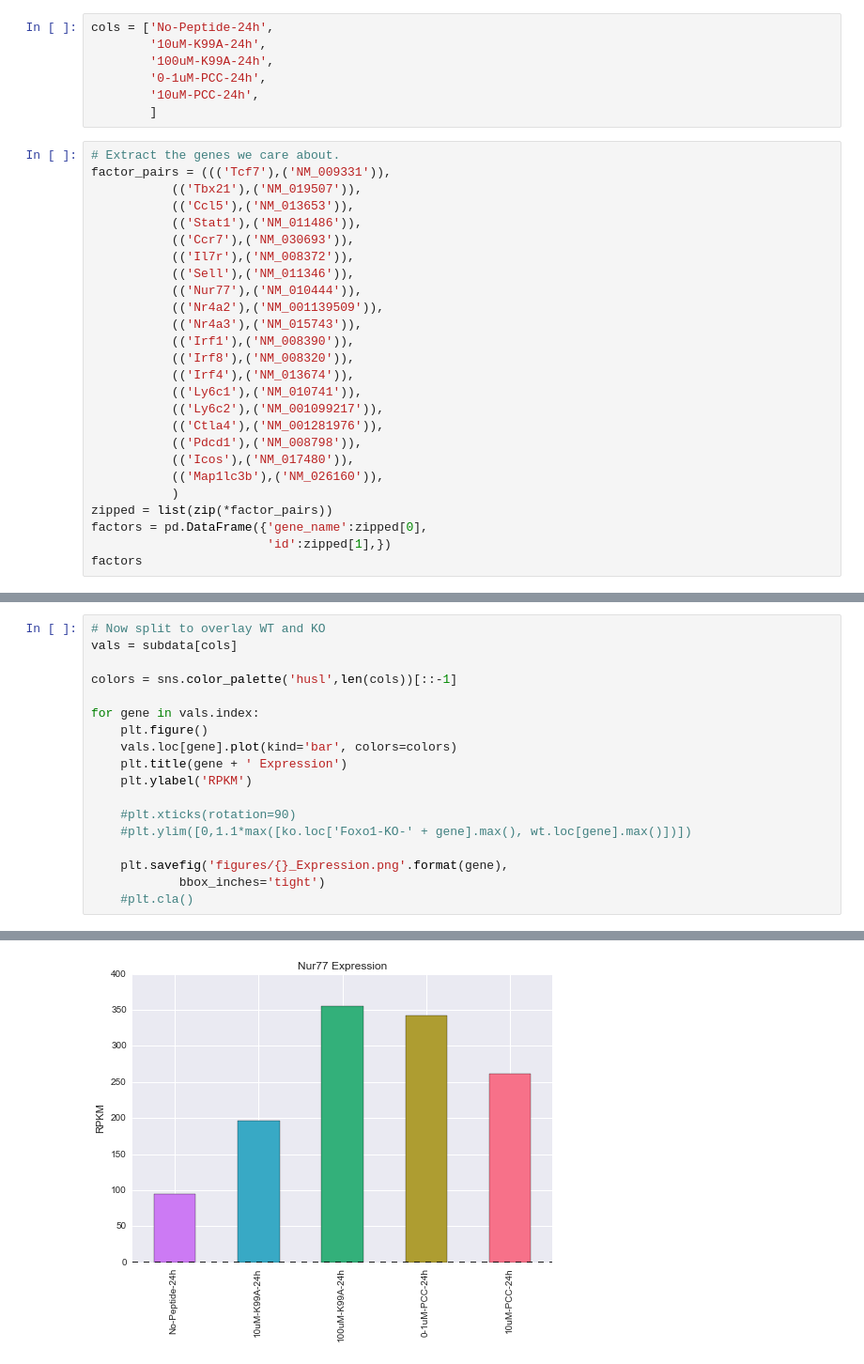
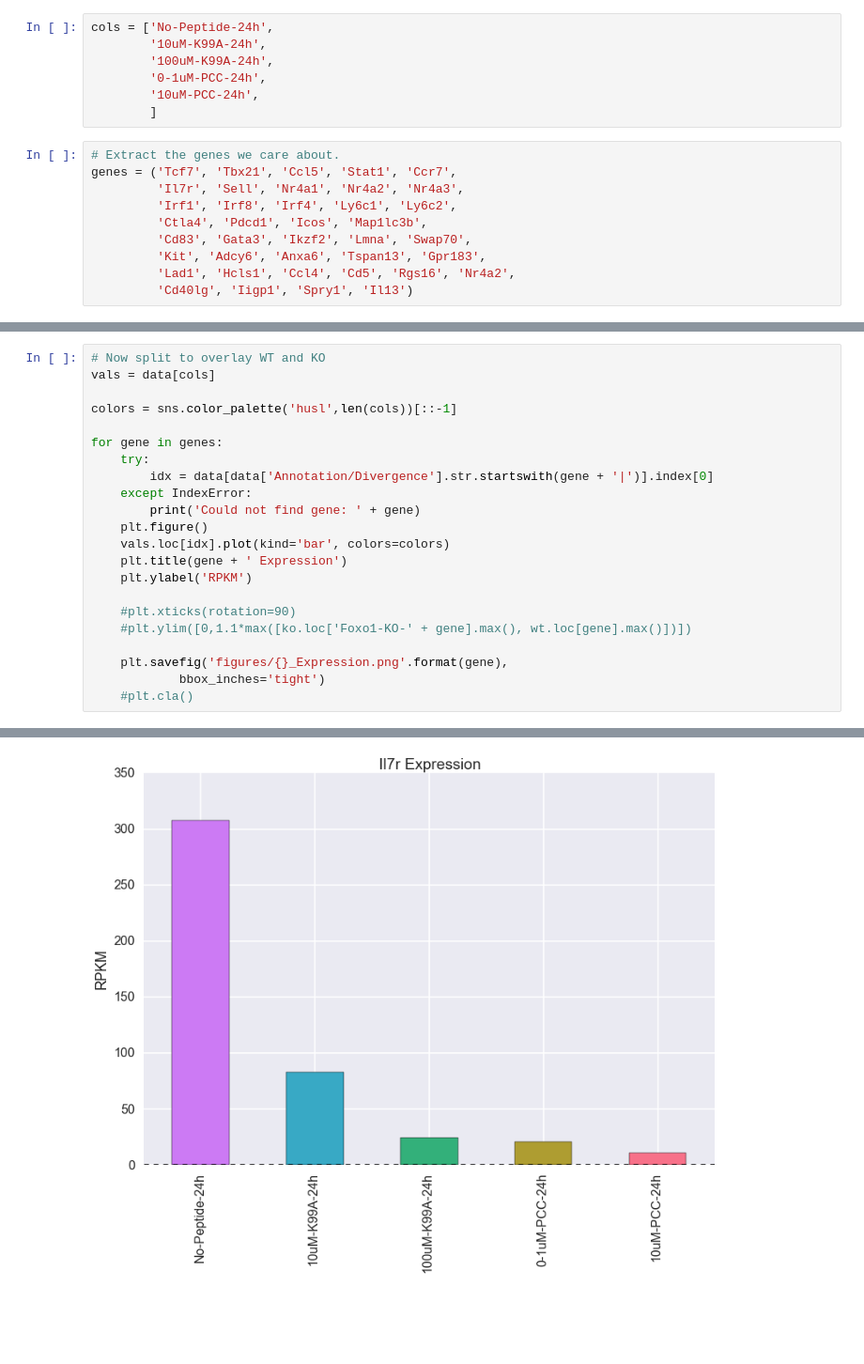
Before and after one commit to karmel/and-tcr-affinity, a Jupyter notebook: andtcr/rna/genes/genes_of_interest.ipynb, the cells around one changed output, grey strips where cells are left out. Shown at 94% size. Drawn from its saved outputs; the diff is of its cells as text; blank space fills up the shorter version.

```diff
--- a/andtcr/rna/genes/genes_of_interest.ipynb
+++ b/andtcr/rna/genes/genes_of_interest.ipynb
@@ -39,27 +39,11 @@ cols = ['No-Peptide-24h',
         ]
 # %%
 # Extract the genes we care about.
-factor_pairs = ((('Tcf7'),('NM_009331')),
-           (('Tbx21'),('NM_019507')),
-           (('Ccl5'),('NM_013653')),
-           (('Stat1'),('NM_011486')),
-           (('Ccr7'),('NM_030693')),
-           (('Il7r'),('NM_008372')),
-           (('Sell'),('NM_011346')),
-           (('Nur77'),('NM_010444')),
-           (('Nr4a2'),('NM_001139509')),
-           (('Nr4a3'),('NM_015743')),
-           (('Irf1'),('NM_008390')),
-           (('Irf8'),('NM_008320')),
-           (('Irf4'),('NM_013674')),
-           (('Ly6c1'),('NM_010741')),
-           (('Ly6c2'),('NM_001099217')),
-           (('Ctla4'),('NM_001281976')),
-           (('Pdcd1'),('NM_008798')),
-           (('Icos'),('NM_017480')),
-           (('Map1lc3b'),('NM_026160')),
-           )
-zipped = list(zip(*factor_pairs))
-factors = pd.DataFrame({'gene_name':zipped[0],
-                        'id':zipped[1],})
-factors
+genes = ('Tcf7', 'Tbx21', 'Ccl5', 'Stat1', 'Ccr7',
+         'Il7r', 'Sell', 'Nr4a1', 'Nr4a2', 'Nr4a3',
+         'Irf1', 'Irf8', 'Irf4', 'Ly6c1', 'Ly6c2',
+         'Ctla4', 'Pdcd1', 'Icos', 'Map1lc3b',
+         'Cd83', 'Gata3', 'Ikzf2', 'Lmna', 'Swap70',
+         'Kit', 'Adcy6', 'Anxa6', 'Tspan13', 'Gpr183',
+         'Lad1', 'Hcls1', 'Ccl4', 'Cd5', 'Rgs16', 'Nr4a2',
+         'Cd40lg', 'Iigp1', 'Spry1', 'Il13')
@@ -108,12 +50,16 @@ subdata
 # %%
 # Now split to overlay WT and KO
-vals = subdata[cols]
+vals = data[cols]
 
 colors = sns.color_palette('husl',len(cols))[::-1]
 
-for gene in vals.index:
+for gene in genes:
+    try:
+        idx = data[data['Annotation/Divergence'].str.startswith(gene + '|')].index[0]
+    except IndexError:
+        print('Could not find gene: ' + gene)
     plt.figure()
-    vals.loc[gene].plot(kind='bar', colors=colors)
+    vals.loc[idx].plot(kind='bar', colors=colors)
     plt.title(gene + ' Expression')
     plt.ylabel('RPKM')
 
@@ -132 +78 @@ for gene in vals.index:
-[figure, old version]
+[figure, new version]
```
Also changed, not shown: parts of 3 cells of this notebook, 53 other files.
